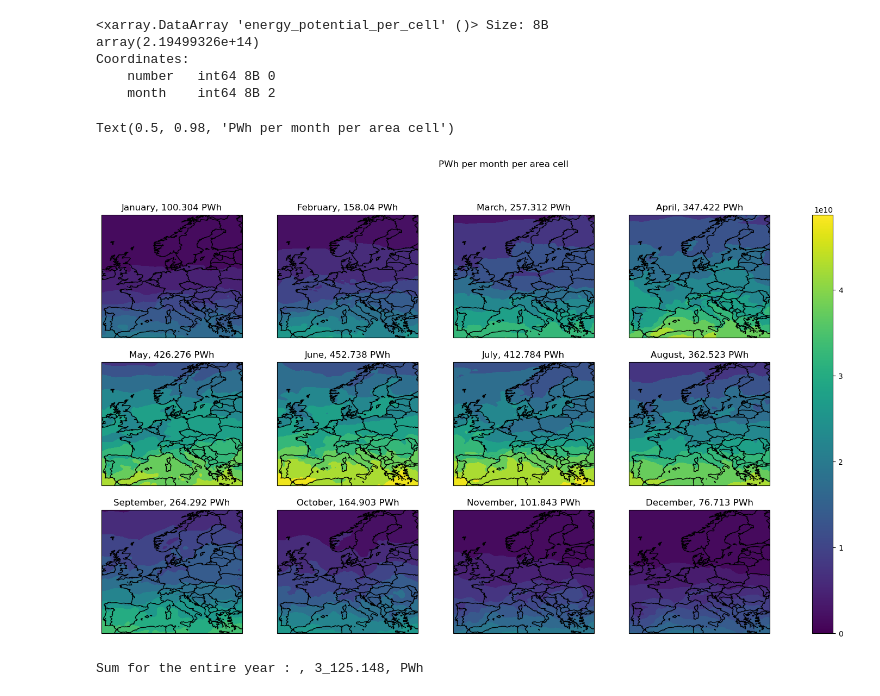
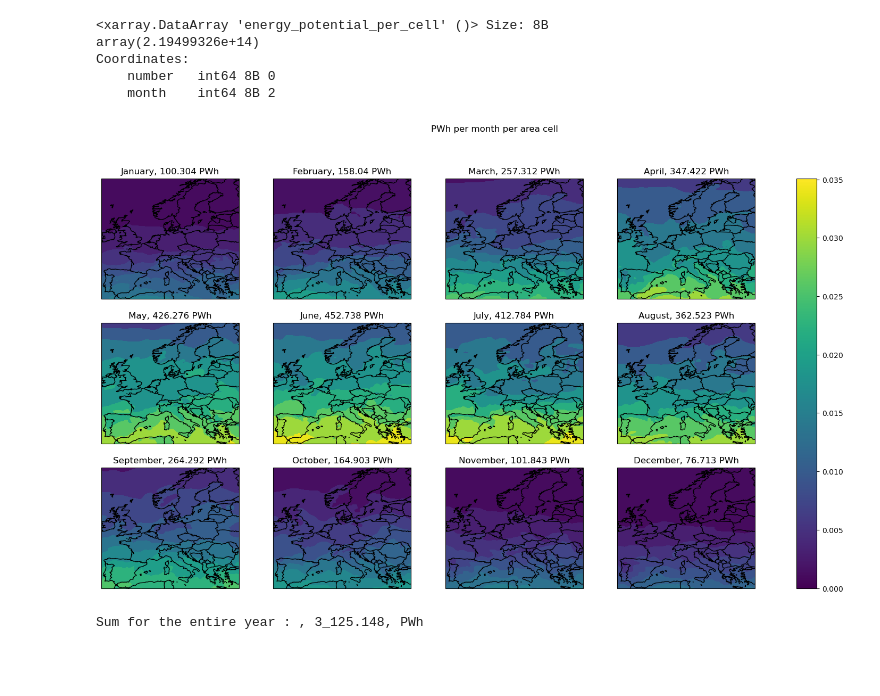
Before and after one commit to laq/msc-intro-computational-meteorology-exercises-w2024, a Jupyter notebook: projects/europeEnergy/EuroAccumulatedPvPot.ipynb, the cells around one changed output. Saved outputs shown, nothing was run; the diff lists cells and outputs as text; code cells hidden in the pictures; blank space fills up the shorter version.

```diff
--- a/projects/europeEnergy/EuroAccumulatedPvPot.ipynb
+++ b/projects/europeEnergy/EuroAccumulatedPvPot.ipynb
@@ -328,11 +328,11 @@ Coordinates:
     number   int64 8B 0
     month    int64 8B 2
 # %%
-fg, ax = tools.plot_pvpot_per_month(ds_eu["energy_potential_per_cell"], 0, ds_eu["energy_potential_per_cell"].max(), datatype = "total_energy")
-fg.suptitle("PWh per month per area cell")
+energy_month_per_cell = (ds_eu["energy_potential_per_cell"]*24*30)/1e15
+fg, ax = tools.plot_pvpot_per_month(energy_month_per_cell, 0, energy_month_per_cell.max(), datatype = "total_energy")
+fg.suptitle("PWh per month per area cell");
 # %% [output]
-Text(0.5, 0.98, 'PWh per month per area cell')
-[figure, old version]
+[figure, new version]
 # %%
 year_sum = ((ds_eu["energy_potential_per_cell"]*24*30).sum().values/1e15).round(3)
 print(f"Sum for the entire year : , {year_sum:_}, PWh" )
```
Also changed, not shown: parts of 12 cells of this notebook, 1 other file.
